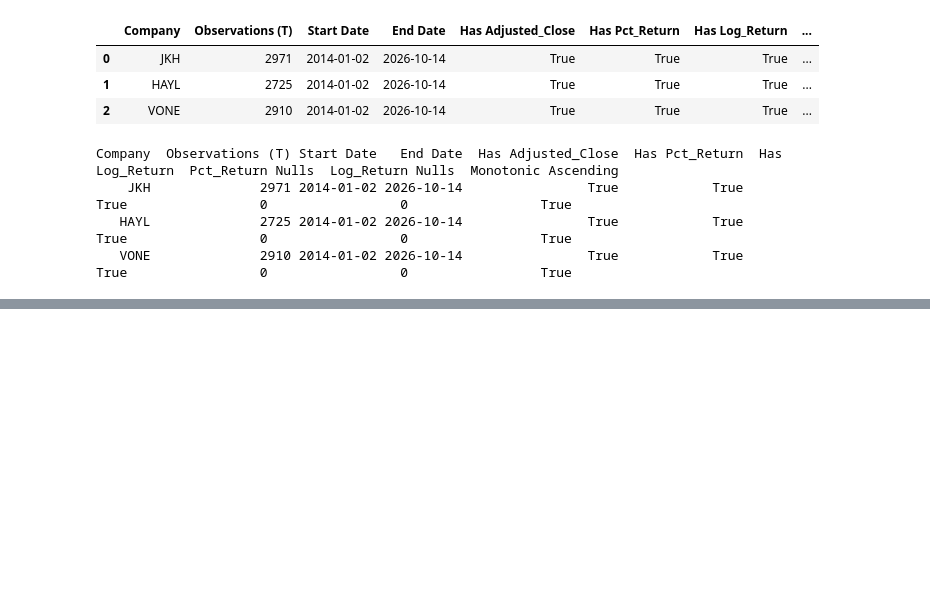
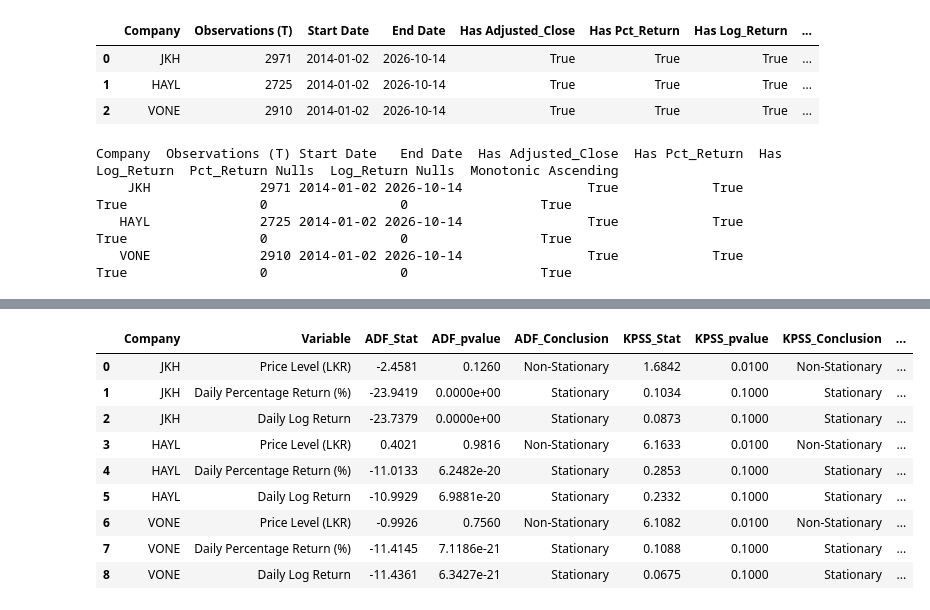
Before and after one commit to DilushaX/MarketPulse-LK, a Jupyter notebook: notebooks/03_advanced_statistical_analysis.ipynb, the cells around one changed output, grey strips where cells are left out. Cells and saved outputs as stored; diff of their text form; code cells hidden in the pictures; blank space fills up the shorter version.

```diff
--- a/notebooks/03_advanced_statistical_analysis.ipynb
+++ b/notebooks/03_advanced_statistical_analysis.ipynb
@@ -133,0 +162,86 @@ Company  Observations (T) Start Date   End Date  Has Adjusted_Close  Has Pct_Ret
+# %%
+adf_rows = []
+kpss_rows = []
+stat_summary_rows = []
+
+for eq in equities:
+    df = dfs[eq]
+
+    series_dict = [
+        ('Adjusted_Close', 'Price Level (LKR)', df['Adjusted_Close'].dropna().values),
+        ('Pct_Return', 'Daily Percentage Return (%)', df['Pct_Return'].dropna().values),
+        ('Log_Return', 'Daily Log Return', df['Log_Return_Calc'].dropna().values)
+    ]
+
+    for col_key, var_name, data in series_dict:
+        # ADF Test
+        adf_res = adfuller(data, regression='c', autolag='AIC')
+        adf_stat, adf_pval, used_lag, n_obs, crit_vals = adf_res[0], adf_res[1], adf_res[2], adf_res[3], adf_res[4]
+        adf_decision = "Reject H0 (Stationary)" if adf_pval < 0.05 else "Fail to Reject H0 (Non-Stationary)"
+
+        adf_rows.append({
+            'Company': eq,
+            'Variable': var_name,
+            'Test': 'Augmented Dickey-Fuller (ADF)',
+            'ADF_Statistic': adf_stat,
+            'p_value': adf_pval,
+            'Lags_Used': used_lag,
+            'Observations': n_obs,
+            'Critical_1%': crit_vals['1%'],
+            'Critical_5%': crit_vals['5%'],
+            'Critical_10%': crit_vals['10%'],
+            'Decision_α=0.05': adf_decision
+        })
+
+        # KPSS Test
+        kpss_res = kpss(data, regression='c', nlags='auto')
+        kpss_stat, kpss_pval, kpss_lags, kpss_crit = kpss_res[0], kpss_res[1], kpss_res[2], kpss_res[3]
+        kpss_decision = "Reject H0 (Non-Stationary)" if kpss_pval < 0.05 else "Fail to Reject H0 (Stationary)"
+
+        kpss_rows.append({
+            'Company': eq,
+            'Variable': var_name,
+            'Test': 'KPSS Test',
+            'KPSS_Statistic': kpss_stat,
+            'p_value': kpss_pval,
+            'Lags_Used': kpss_lags,
+            'Critical_1%': kpss_crit['1%'],
+            'Critical_5%': kpss_crit['5%'],
+            'Critical_10%': kpss_crit['10%'],
+            'Decision_α=0.05': kpss_decision
+        })
+
+        # Joint Decision Matrix
+        if adf_pval < 0.05 and kpss_pval >= 0.05:
+            joint_decision = "Stationary (Strong Agreement: Both indicate I(0))"
+        elif adf_pval >= 0.05 and kpss_pval < 0.05:
+            joint_decision = "Non-Stationary / Unit Root (Strong Agreement: Both indicate I(1))"
+        elif adf_pval < 0.05 and kpss_pval < 0.05:
+            joint_decision = "Stationary with Structural Breaks / Long Memory (ADF rejects, KPSS rejects)"
+        else:
+            joint_decision = "Inconclusive / Weak Evidence (ADF fails, KPSS fails)"
+
+        stat_summary_rows.append({
+            'Company': eq,
+            'Variable': var_name,
+            'ADF_Stat': round(adf_stat, 4),
+            'ADF_pvalue': f"{adf_pval:.4e}" if adf_pval < 0.0001 else f"{adf_pval:.4f}",
+            'ADF_Conclusion': "Stationary" if adf_pval < 0.05 else "Non-Stationary",
+            'KPSS_Stat': round(kpss_stat, 4),
+            'KPSS_pvalue': f"{kpss_pval:.4e}" if kpss_pval < 0.0001 else f"{kpss_pval:.4f}",
+            'KPSS_Conclusion': "Non-Stationary" if kpss_pval < 0.05 else "Stationary",
+            'Combined_Stationarity_Decision': joint_decision
+        })
+
+df_adf = pd.DataFrame(adf_rows)
+df_kpss = pd.DataFrame(kpss_rows)
+df_stat_sum = pd.DataFrame(stat_summary_rows)
+
+df_adf.to_csv(os.path.join(tables_base, 'adf_test_results.csv'), index=False)
+df_kpss.to_csv(os.path.join(tables_base, 'kpss_test_results.csv'), index=False)
+df_stat_sum.to_csv(os.path.join(tables_base, 'stationarity_summary.csv'), index=False)
+print("Saved adf_test_results.csv, kpss_test_results.csv, and stationarity_summary.csv")
+
+display(df_stat_sum)
+print(df_stat_sum.to_string(index=False))
+# %% [output]
@@ -133,0 +249,10 @@ Company  Observations (T) Start Date   End Date  Has Adjusted_Close  Has Pct_Ret
+|  | Company | Variable | ADF_Stat | ADF_pvalue | ADF_Conclusion | KPSS_Stat | KPSS_pvalue | KPSS_Conclusion | ... |
+| 0 | JKH | Price Level (LKR) | -2.4581 | 0.1260 | Non-Stationary | 1.6842 | 0.0100 | Non-Stationary | ... |
+| 1 | JKH | Daily Percentage Return (%) | -23.9419 | 0.0000e+00 | Stationary | 0.1034 | 0.1000 | Stationary | ... |
+| 2 | JKH | Daily Log Return | -23.7379 | 0.0000e+00 | Stationary | 0.0873 | 0.1000 | Stationary | ... |
+| 3 | HAYL | Price Level (LKR) | 0.4021 | 0.9816 | Non-Stationary | 6.1633 | 0.0100 | Non-Stationary | ... |
+| 4 | HAYL | Daily Percentage Return (%) | -11.0133 | 6.2482e-20 | Stationary | 0.2853 | 0.1000 | Stationary | ... |
+| 5 | HAYL | Daily Log Return | -10.9929 | 6.9881e-20 | Stationary | 0.2332 | 0.1000 | Stationary | ... |
+| 6 | VONE | Price Level (LKR) | -0.9926 | 0.7560 | Non-Stationary | 6.1082 | 0.0100 | Non-Stationary | ... |
+| 7 | VONE | Daily Percentage Return (%) | -11.4145 | 7.1186e-21 | Stationary | 0.1088 | 0.1000 | Stationary | ... |
+| 8 | VONE | Daily Log Return | -11.4361 | 6.3427e-21 | Stationary | 0.0675 | 0.1000 | Stationary | ... |
```
Also changed, not shown: parts of 5 cells of this notebook.
